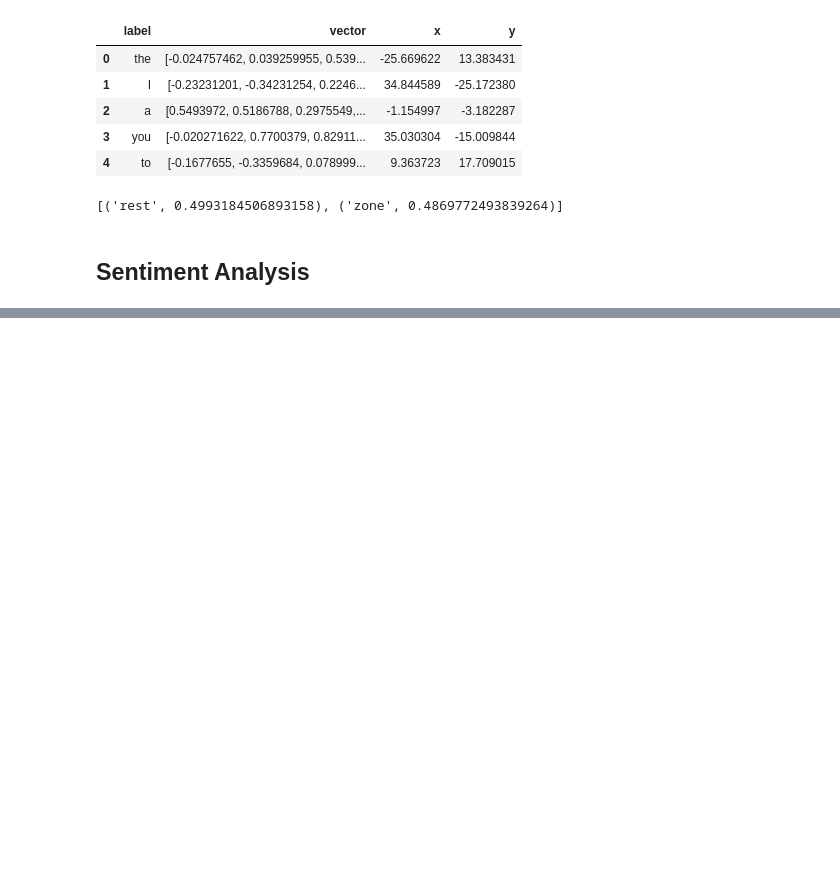
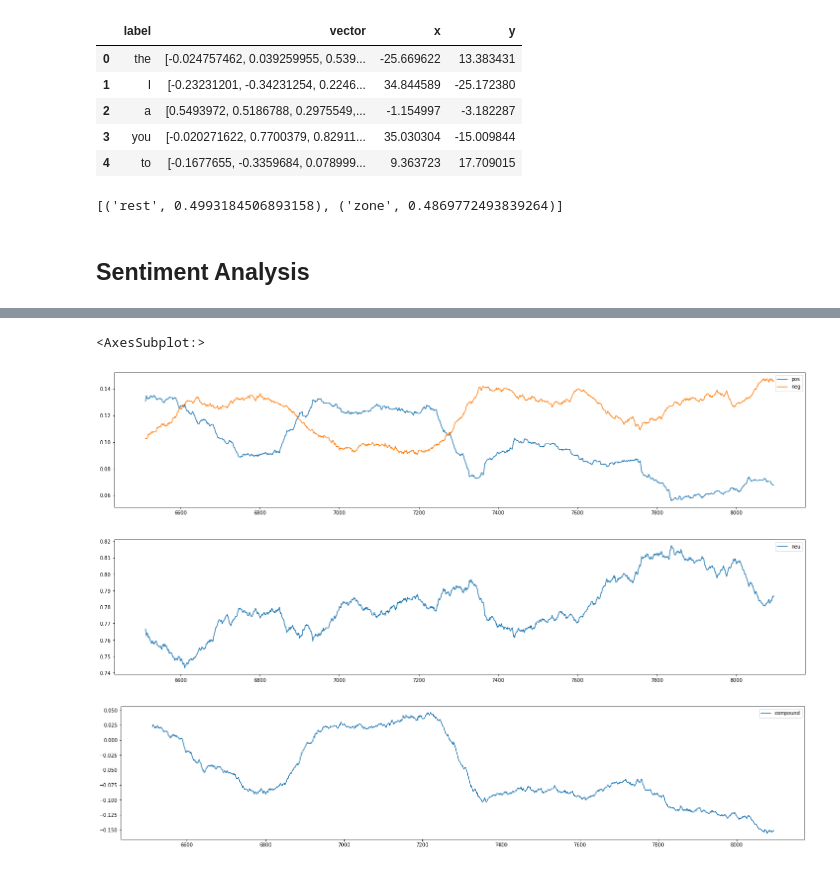
Before and after one commit to christianaaronschroeder/nlp-analysis-of-lyrics, a Jupyter notebook: Table_Building.ipynb, the cells around one changed output, grey strips where cells are left out. Saved outputs shown, nothing was run; the diff lists cells and outputs as text; code cells hidden in the pictures; blank space fills up the shorter version.

```diff
--- a/Table_Building.ipynb
+++ b/Table_Building.ipynb
@@ -698,0 +643,14 @@ TOKEN1
+# %%
+analyser = SentimentIntensityAnalyzer()
+
+nrc_cols = "nrc_negative nrc_positive nrc_anger nrc_anticipation nrc_disgust nrc_fear nrc_joy nrc_sadness nrc_surprise nrc_trust".split()
+emo_cols = "anger anticipation disgust fear joy sadness surprise trust polarity".split()
+emo = 'polarity'
+
+salex = pd.read_csv('data/salex_nrc.csv').set_index('term_str')
+salex.columns = [col.replace('nrc_','') for col in salex.columns]
+salex['polarity'] = salex.positive - salex.negative
+
+TOKEN_sen = TOKEN.reset_index().merge(salex, left_on='token', right_on='term_str', how='left')
+TOKEN_sen[emo_cols] = TOKEN_sen[emo_cols].fillna(0)
+TOKEN_sen
@@ -698,0 +709,10 @@ TOKEN1
+# %%
+verses = TOKEN.reset_index().groupby(OHCO[:3])['token'].apply(' '.join).reset_index().rename(columns={'token':'verse'})
+verse_cols = verses.verse.apply(lambda x: analyser.polarity_scores(x)).apply(lambda x: pd.Series(x))
+verse_VADER = pd.concat([verses, verse_cols], axis=1)
+verse_VADER
+# %%
+lines = TOKEN.reset_index().groupby(OHCO[:4])['token'].apply(' '.join).reset_index().rename(columns={'token':'line'})
+line_cols = verses.verse.apply(lambda x: analyser.polarity_scores(x)).apply(lambda x: pd.Series(x))
+line_VADER = pd.concat([lines, line_cols], axis=1)
+line_VADER
@@ -698,0 +733,11 @@ TOKEN1
+# %%
+sub = line_VADER.loc[line_VADER.artist == '50 Cent']
+w = int(sub.shape[0] / 5)
+sub[['pos','neg']].rolling(w).mean().plot(figsize=(25,5))
+sub[['neu']].rolling(w).mean().plot(figsize=(25,5))
+sub[['compound']].rolling(w).mean().plot(figsize=(25,5))
+# %% [output]
+<AxesSubplot:>
+[figure, added]
+[figure, added]
+[figure, added]
```
Also changed, not shown: parts of 33 cells of this notebook, 18 other files.
